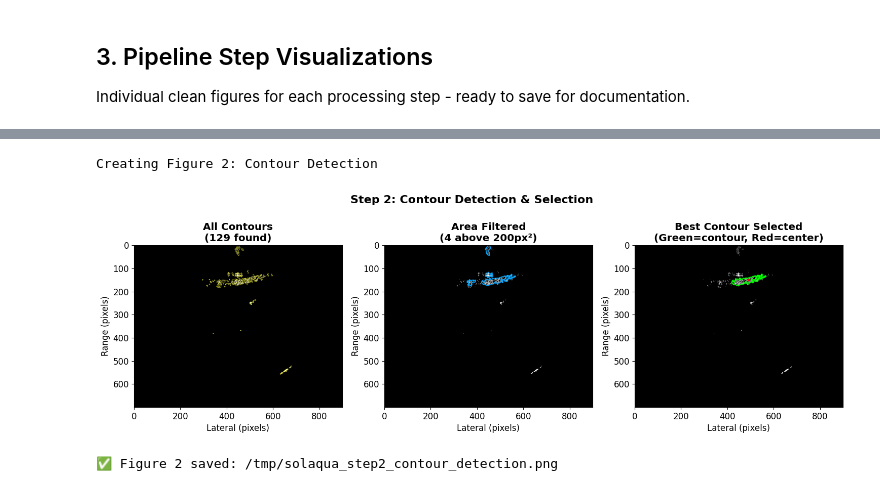
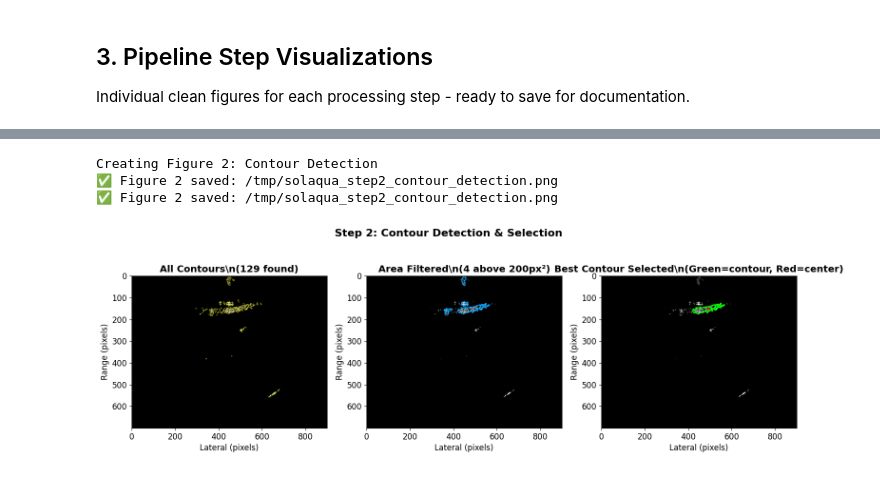
Before and after one commit to eirivarn/SonarLocalizationProject, a Jupyter notebook: 07_pipeline_visualization.ipynb, the cells around one changed output, grey strips where cells are left out. Saved outputs shown, nothing was run; the diff lists cells and outputs as text; code cells hidden in the pictures.

Commit message:
visualization utils

```diff
--- a/07_pipeline_visualization.ipynb
+++ b/07_pipeline_visualization.ipynb
@@ -254,60 +96,13 @@ Creating Figure 1: Edge Detection Pipeline
 # %%
 # Step 2: Contour Detection
-print("Creating Figure 2: Contour Detection")
-
-# Find contours using exact same method as video generation
-contours, hierarchy = cv2.findContours(edges_proc, cv2.RETR_LIST, cv2.CHAIN_APPROX_SIMPLE)
-
-# Filter contours by area
-min_area = IMAGE_PROCESSING_CONFIG.get('min_contour_area', 200)
-large_contours = [c for c in contours if cv2.contourArea(c) >= min_area]
-
-# Run the actual contour selection
-from utils.sonar_image_analysis import select_best_contour_core
-best_contour, features, stats = select_best_contour_core(
-    contours, processor.last_center, processor.current_aoi, IMAGE_PROCESSING_CONFIG
+contours, best_contour, features, stats = visualizer.visualize_contour_detection(
+    edges_proc=edges_proc,
+    save_path='/tmp/solaqua_step2_contour_detection.png'
 )
-
-# Create clean contour visualization
-fig, axes = plt.subplots(1, 3, figsize=(15, 5))
-fig.suptitle('Step 2: Contour Detection & Selection', fontsize=16, fontweight='bold')
-
-# All contours
-vis_all = cv2.cvtColor(frame_u8, cv2.COLOR_GRAY2BGR)
-cv2.drawContours(vis_all, contours, -1, (0, 255, 255), 1)
-axes[0].imshow(cv2.cvtColor(vis_all, cv2.COLOR_BGR2RGB))
-axes[0].set_title(f'All Contours\n({len(contours)} found)', fontweight='bold')
-axes[0].set_xlabel('Lateral (pixels)')
-axes[0].set_ylabel('Range (pixels)')
-
-# Filtered contours
-vis_filtered = cv2.cvtColor(frame_u8, cv2.COLOR_GRAY2BGR)
-cv2.drawContours(vis_filtered, large_contours, -1, (255, 165, 0), 2)
-axes[1].imshow(cv2.cvtColor(vis_filtered, cv2.COLOR_BGR2RGB))
-axes[1].set_title(f'Area Filtered\n({len(large_contours)} above {min_area}px²)', fontweight='bold')
-axes[1].set_xlabel('Lateral (pixels)')
-axes[1].set_ylabel('Range (pixels)')
-
-# Best contour selection
-vis_best = cv2.cvtColor(frame_u8, cv2.COLOR_GRAY2BGR)
-if best_contour is not None:
-    cv2.drawContours(vis_best, [best_contour], -1, (0, 255, 0), 3)
-    if features:
-        cx, cy = int(features['centroid_x']), int(features['centroid_y'])
-        cv2.circle(vis_best, (cx, cy), 5, (0, 0, 255), -1)
-axes[2].imshow(cv2.cvtColor(vis_best, cv2.COLOR_BGR2RGB))
-axes[2].set_title('Best Contour Selected\n(Green=contour, Red=center)', fontweight='bold')
-axes[2].set_xlabel('Lateral (pixels)')
-axes[2].set_ylabel('Range (pixels)')
-
-plt.tight_layout()
-plt.savefig('/tmp/solaqua_step2_contour_detection.png', dpi=300, bbox_inches='tight')
-plt.show()
-
-print("✅ Figure 2 saved: /tmp/solaqua_step2_contour_detection.png")
 # %% [output]
 Creating Figure 2: Contour Detection
+✅ Figure 2 saved: /tmp/solaqua_step2_contour_detection.png
+✅ Figure 2 saved: /tmp/solaqua_step2_contour_detection.png
-[figure, old version]
+[figure, new version]
-✅ Figure 2 saved: /tmp/solaqua_step2_contour_detection.png
 # %%
 # Step 3: Elliptical AOI and Tracking
```
Also changed, not shown: parts of 10 cells of this notebook, 1 other file.
